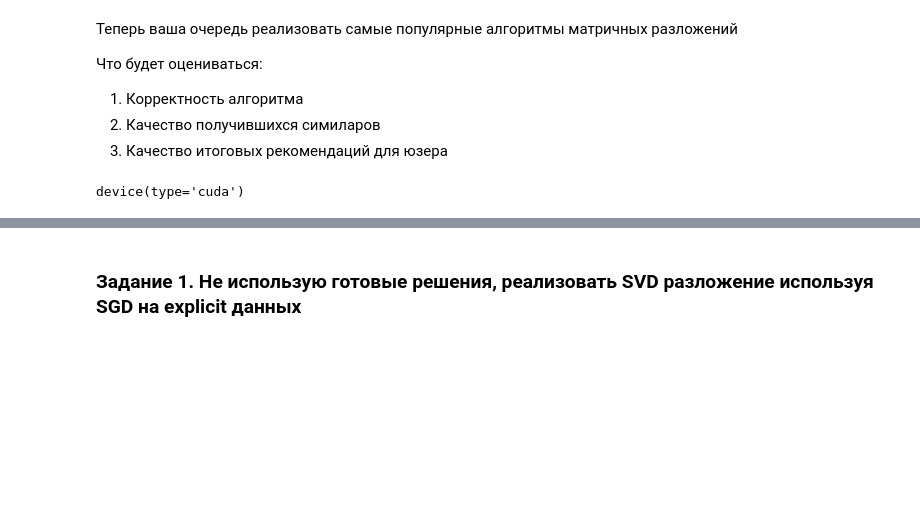
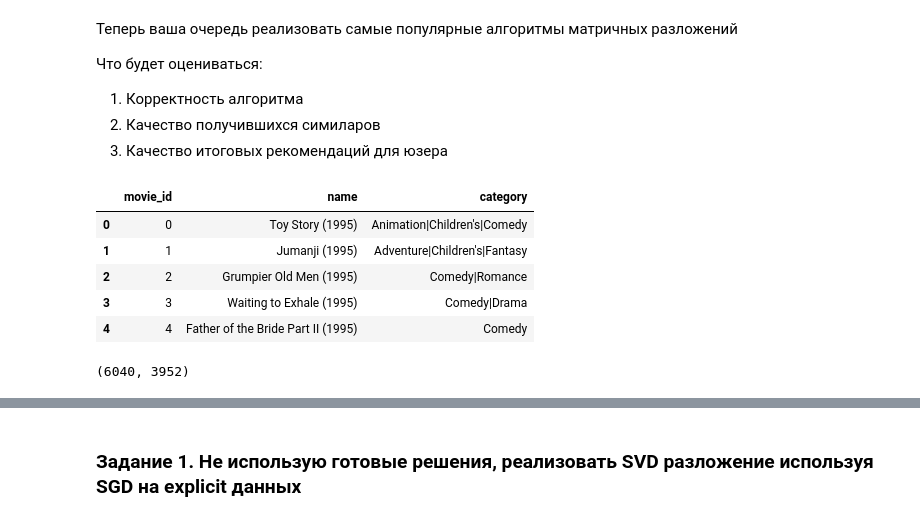
Before and after one commit to maxkvant/recomender-system-hw, a Jupyter notebook: HW1.ipynb, the cells around one changed output, grey strips where cells are left out. Drawn from its saved outputs; the diff is of its cells as text; code cells hidden in the pictures; blank space fills up the shorter version.

```diff
--- a/HW1.ipynb
+++ b/HW1.ipynb
@@ -269,3 +230,12 @@ get_recommendations(4, model)
 1. Корректность алгоритма
 2. Качество получившихся симиларов
 3. Качество итоговых рекомендаций для юзера
+# %%
+movie_info.head()
+# %% [output]
+|  | movie_id | name | category |
+| 0 | 0 | Toy Story (1995) | Animation|Children's|Comedy |
+| 1 | 1 | Jumanji (1995) | Adventure|Children's|Fantasy |
+| 2 | 2 | Grumpier Old Men (1995) | Comedy|Romance |
+| 3 | 3 | Waiting to Exhale (1995) | Comedy|Drama |
+| 4 | 4 | Father of the Bride Part II (1995) | Comedy |
@@ -271,0 +245,7 @@ get_recommendations(4, model)
+# %%
+N_USERS  = max(ratings['user_id']) + 1
+N_MOVIES = max(ratings['movie_id']) + 1
+
+N_USERS, N_MOVIES
+# %% [output]
+(6040, 3952)
@@ -278,7 +276,0 @@ import torch.nn.functional as F
-# %%
-#!L
-
-device = torch.device('cuda')
-device
-# %% [output]
-device(type='cuda')
```
Also changed, not shown: parts of 52 cells of this notebook.
